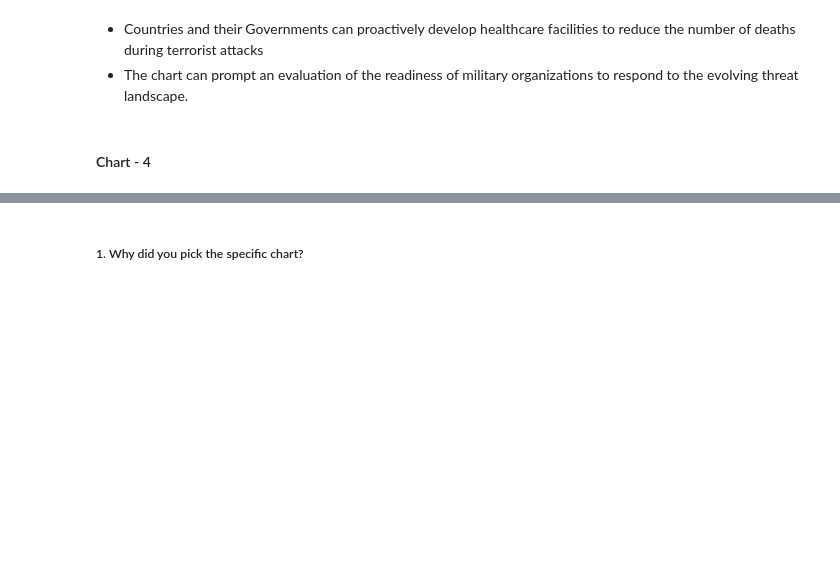
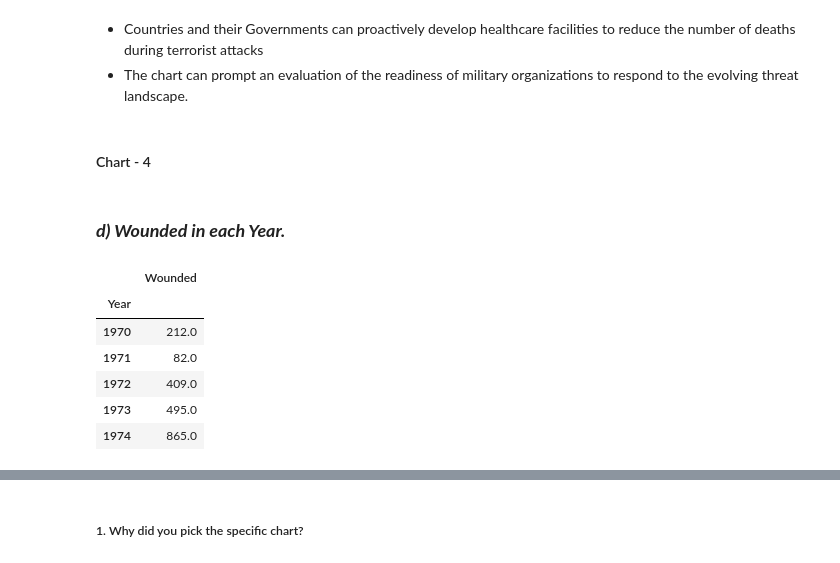
Before and after one commit to Amrit007-droid/Global-Terrorism-Dataset-EDA-, a Jupyter notebook: Global_Terrorism_Dataset_EDA_submission_.ipynb, the cells around one changed output, grey strips where cells are left out. Cells and saved outputs as stored; diff of their text form; code cells hidden in the pictures; blank space fills up the shorter version.

```diff
--- a/Global_Terrorism_Dataset_EDA_submission_.ipynb
+++ b/Global_Terrorism_Dataset_EDA_submission_.ipynb
@@ -585,0 +584,13 @@ Are there any insights that lead to negative growth? Justify with specific reaso
+# %% [markdown]
+### ***d) Wounded in each Year.***
+# %%
+yw=df[["Year","Wounded"]].groupby("Year").sum()
+yw.head()
+# %% [output]
+|  | Wounded |
+| Year |  |
+| 1970 | 212.0 |
+| 1971 | 82.0 |
+| 1972 | 409.0 |
+| 1973 | 495.0 |
+| 1974 | 865.0 |
```
Also changed, not shown: parts of 25 cells of this notebook.
